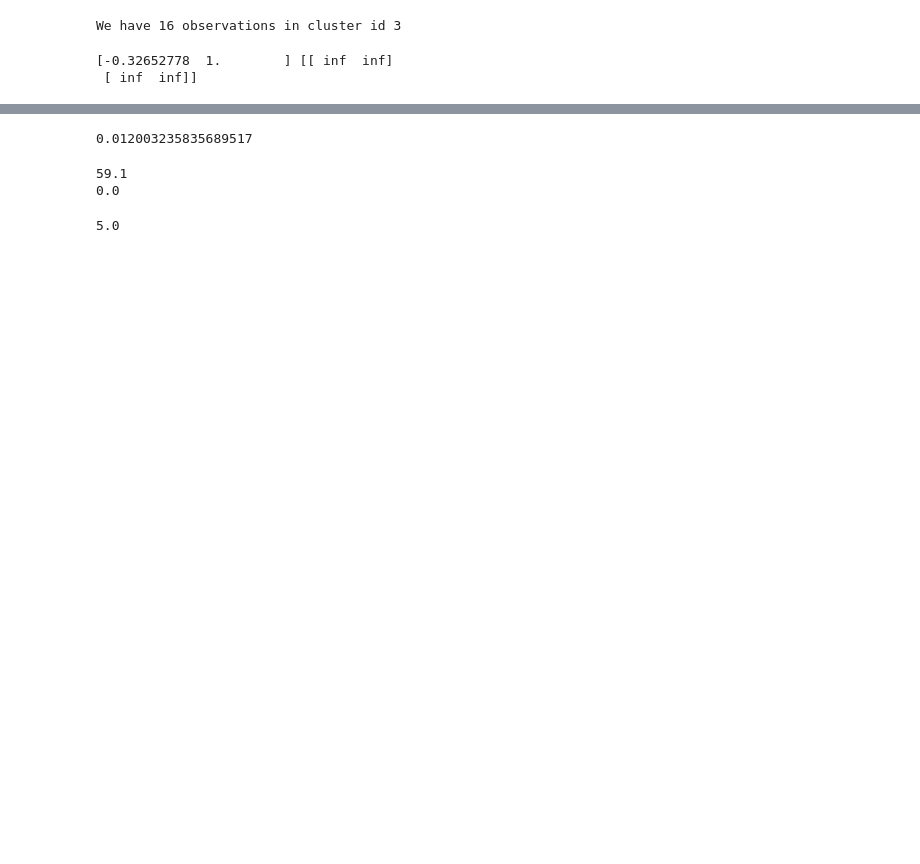
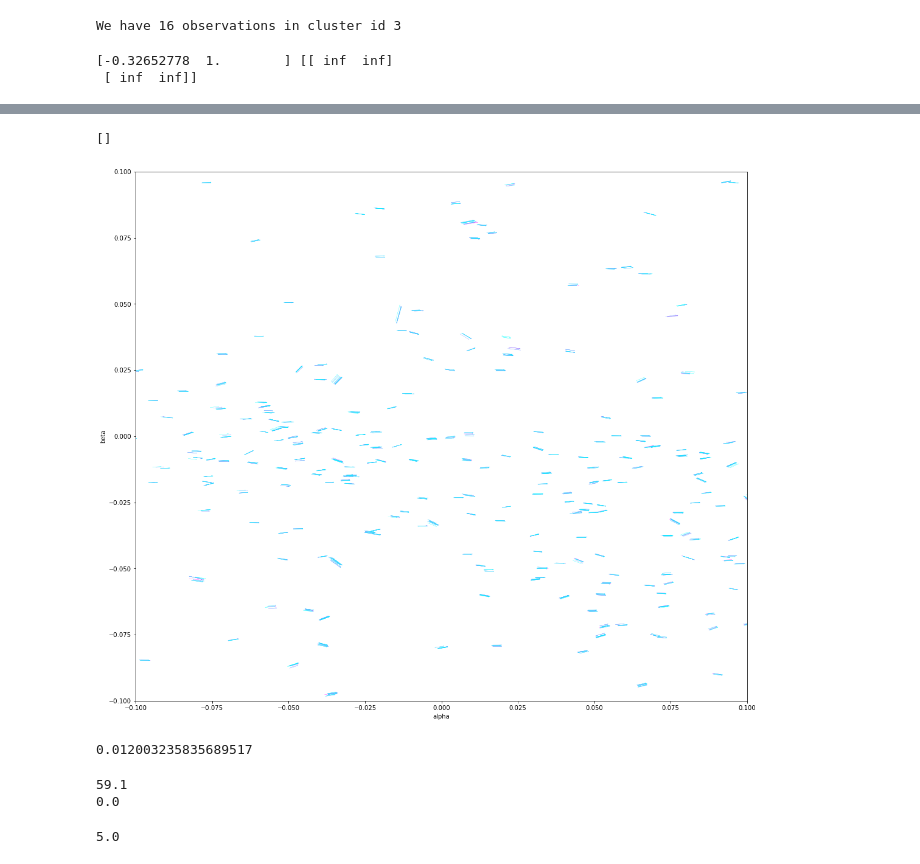
Before and after one commit to pblankley/itf_linking, a Jupyter notebook: linkitf/orbit_fitting.ipynb, the cells around one changed output, grey strips where cells are left out. Cells and saved outputs as stored; diff of their text form; code cells hidden in the pictures; blank space fills up the shorter version.

```diff
--- a/linkitf/orbit_fitting.ipynb
+++ b/linkitf/orbit_fitting.ipynb
@@ -56,6 +58,6 @@ res_dict = cl.get_res_dict(train_path,[281],nside,n)
 agg_dict = defaultdict(list)
 for k,v in tr_clust_ids.items():
     # k is the tracklet id, v is the cluster id
-    agg_dict[v].append(res_dict[k])
+    agg_dict[v].append([tuple([k]+list(i)) for i in res_dict[k]])
 # %%
 # agg_dict
@@ -66,3 +69,9 @@ for k, v in agg_dict.items():
     cx, mx, cy, my, t0 = full_fit_trkl(t_ref, g, gdot, v)
     result = (k, cx, mx, cy, my, t0)
     results.append(result)
+# %%
+po = []
+for k,v in agg_dict.items():
+    if v!=[]:
+        po.append(k)
+np.array(po)
@@ -93,5 +137,6 @@ print(popt, pcov)
  [ inf  inf]]
 # %%
 g,gdot = 0.4,0.0
+idx = 1052
 cl = imp.reload(cl)
-params, loss_val, chisq = cl.full_fit_t_loss(util.lunation_center(n), g, gdot, a_obs3)
+params, loss_val, chisq, chisq_arr = cl.full_fit_t_loss(util.lunation_center(n), g, gdot, agg_dict[idx])
@@ -98,3 +187,20 @@ params, loss_val, chisq = cl.full_fit_t_loss(util.lunation_center(n), g, gdot, a
+# %%
+agg_dict[12]
+# %% [output]
+[]
+# %%
+cl = imp.reload(cl)
+par_results  = {}
+g,gdot = 0.4,0.0
+idxs = [1052,443,1815,560,776,2449]
+for idx in po:
+    all_res = = cl.full_fit_t_loss(util.lunation_center(n), g, gdot, agg_dict[idx])
+    par_results[idx] = all_res[0]
+# %%
+cl = imp.reload(cl)
+cl.visualize(par_results,agg_dict,po,util.lunation_center(n))
+# %% [output]
+[figure, added]
 # %%
 g,gdot = 0.4,0.0
 cl = imp.reload(cl)
```
Also changed, not shown: parts of 8 cells of this notebook, 2 other files.
